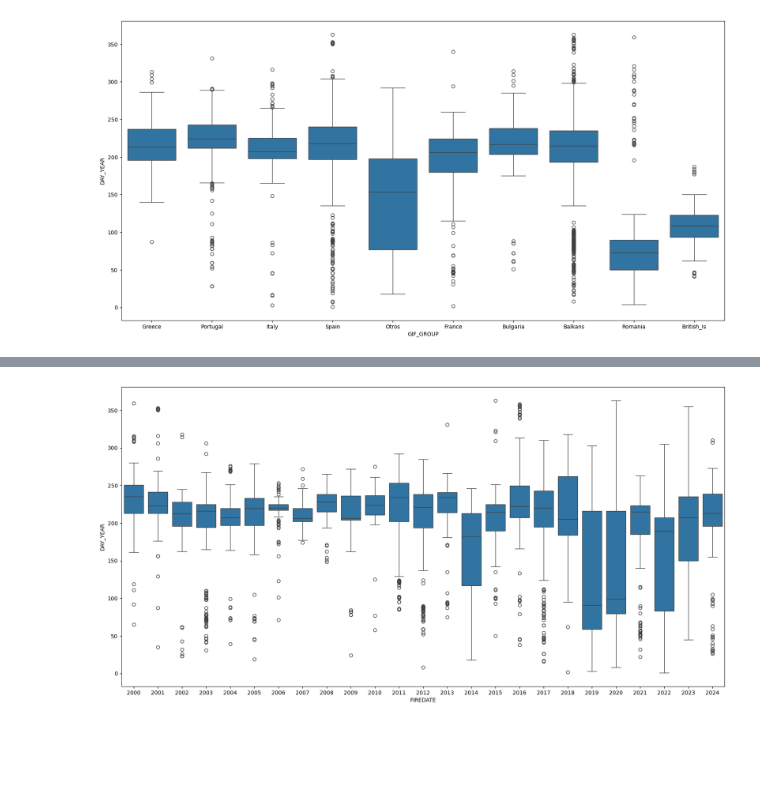
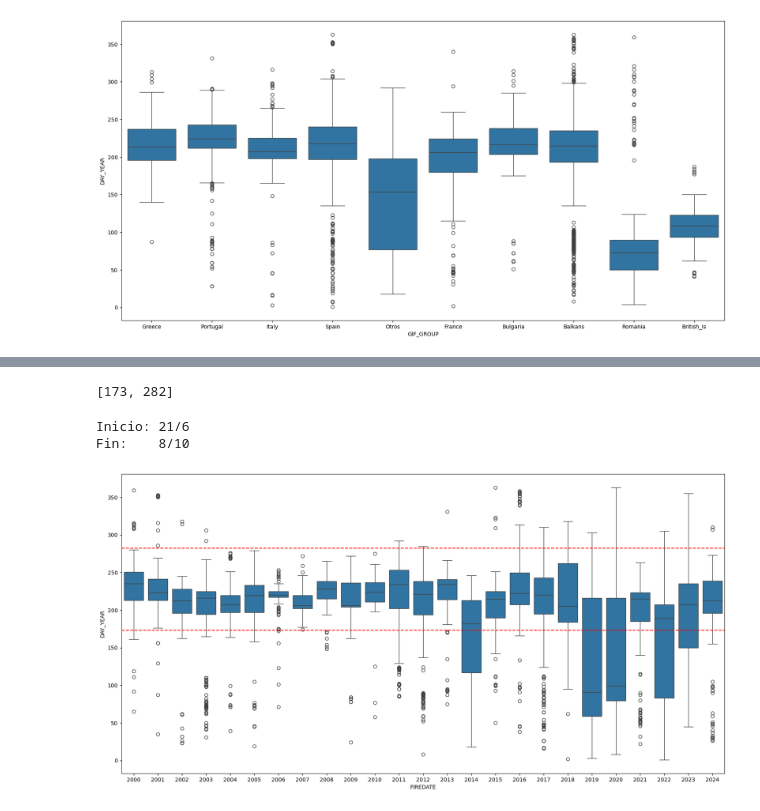
Before and after one commit to vrieraj/EDA_EFFIS, a Jupyter notebook: EDA_EFFIS.ipynb, the cells around one changed output, grey strips where cells are left out. Drawn from its saved outputs; the diff is of its cells as text; code cells hidden in the pictures; blank space fills up the shorter version.

```diff
--- a/EDA_EFFIS.ipynb
+++ b/EDA_EFFIS.ipynb
@@ -404,3 +404,11 @@ plt.figure(figsize=(20, 10))
 sns.boxplot(effis, x='GIF_GROUP', y='DAY_YEAR');
 # %% [output]
 [figure]
+# %%
+# Vamos a intentar  delimitar  el período de primavera
+# Para ello, usaremos de modelo  a Rumanía e Islas Britanicas  frente  al resto de países
+# (a salvedad del grupo 'Otros' que quedará al margen debido a su amplitud)
+
+std_epoca = effis.groupby('GIF_GROUP')['DAY_YEAR'].describe()
+std_epoca['IQR'] = std_epoca['75%'] - std_epoca['25%']
+std_epoca.sort_values('25%')
@@ -407,8 +428,37 @@ sns.boxplot(effis, x='GIF_GROUP', y='DAY_YEAR');
+# %%
+# Establecemos los límites del período de grandes incendios en verano en función de Portugal,
+# que es el que tiene la distribución más retrasada además de contar con el mayor número de grandes incendios
+
+pais_verano = std_epoca[std_epoca.index == 'Portugal']
+lim_verano = [round(pais_verano['25%'].iloc[0] - 1.25*pais_verano['IQR'].iloc[0]),round(pais_verano['75%'].iloc[0] + 1.25*pais_verano['IQR'].iloc[0])]
+
+lim_verano
+# %% [output]
+[173, 282]
+# %%
+# Comprobamos a qué días del calendario corresponden los días julianos calculados
+
+def fecha_juliano(dia_juliano):
+    dias_meses = [0,31,29,31,30,31,30,31,31,30,31,30]
+    resto = dia_juliano
+    for index, dias in enumerate(dias_meses):
+        if resto - dias < 0:
+            return f'{resto}/{index}'
+            break
+        resto = resto - dias
+
+for string, dia in zip(['Inicio','Fin'],lim_verano):
+    print(f'{string}:\t{fecha_juliano(dia)}')
+# %% [output]
+Inicio: 21/6
+Fin:    8/10
 # %%
 # Distribución de número de grandes incendios por día juliano para cada año
 # Aquí podemos ver cómo la ventana de los grandes incendios se va ampliando hacia la primavera
 
 plt.figure(figsize=(20, 10))
-sns.boxplot(effis, x=effis.FIREDATE.dt.year, y=effis.DAY_YEAR);
+sns.boxplot(effis, x=effis.FIREDATE.dt.year, y=effis.DAY_YEAR)
+plt.axhline(y=lim_verano[0], color='r', linestyle='--')
+plt.axhline(y=lim_verano[1], color='r', linestyle='--');
 # %% [output]
-[figure, old version]
+[figure, new version]
```
Also changed, not shown: parts of 1 cell of this notebook.
